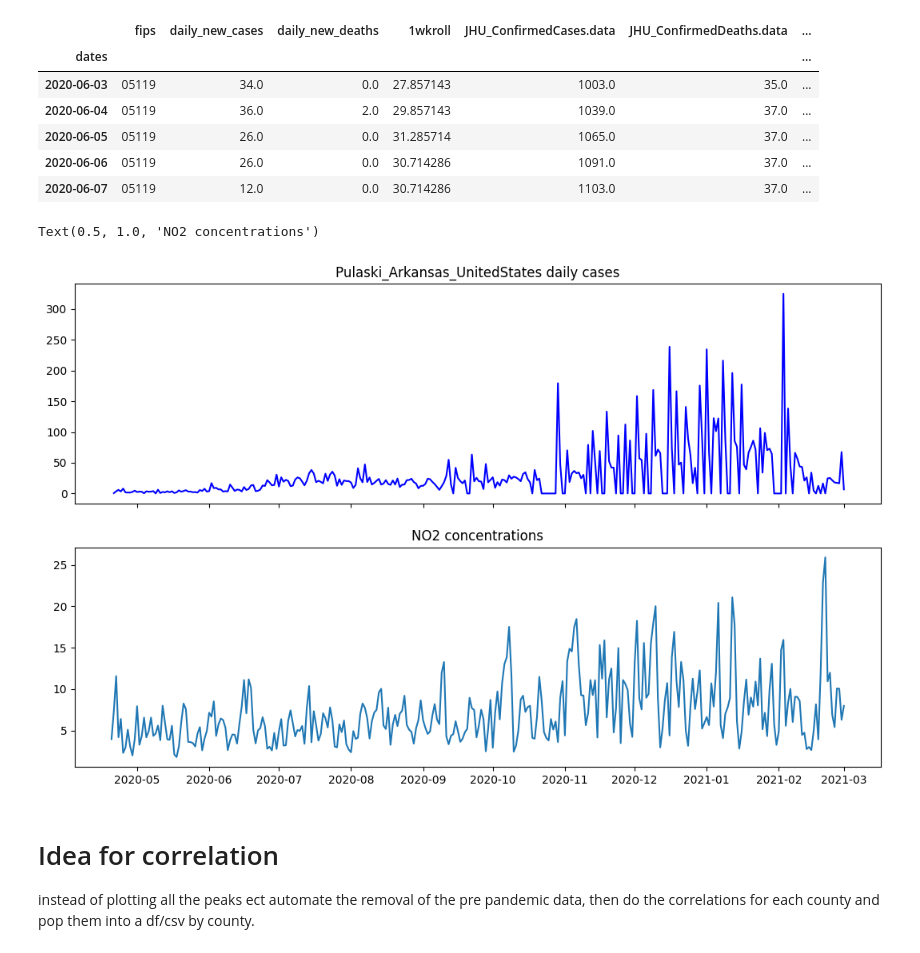
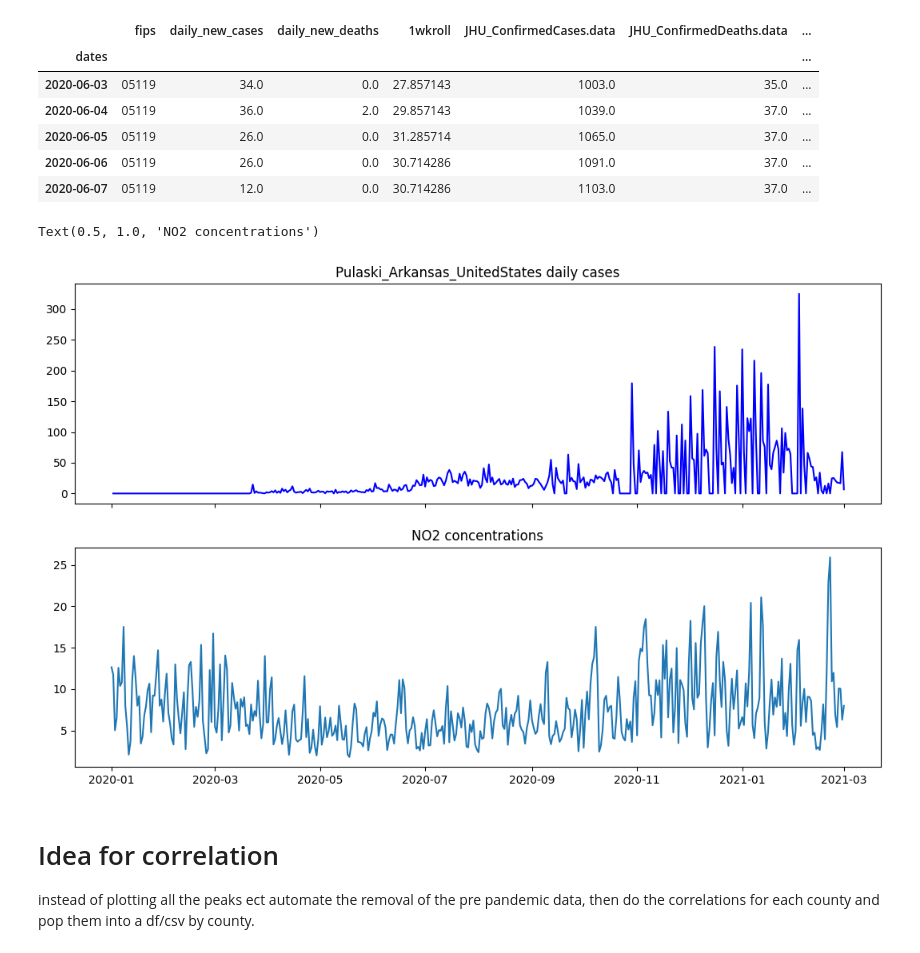
Before and after one commit to richstrouss/capstone, a Jupyter notebook: avk_data_investigation.ipynb, the cells around one changed output. Saved outputs shown, nothing was run; the diff lists cells and outputs as text; code cells hidden in the pictures.

```diff
--- a/avk_data_investigation.ipynb
+++ b/avk_data_investigation.ipynb
@@ -671,23 +701,23 @@ tempdf[tempdf['JHU_ConfirmedCases.data'] >1000].head()
 | 2020-06-07 | 05119 | 12.0 | 0.0 | 30.714286 | 1103.0 | 37.0 | ... |
 # %%
 tfip='05119'
-covdf2 = tempdf.loc['2020-04-20':'2021-03-01']
+covdf2 = tempdf.loc['2020-01-01':'2021-03-01']
 fig, axs = plt.subplots(2,1,figsize =(13,8), sharex=True)
-no2_vals =no2df[no2df['fips'] == tfip]["Arithmetic Mean"].loc['2020-04-20':'2021-03-01']
+no2_vals =no2df[no2df['fips'] == tfip]["Arithmetic Mean"].loc['2020-01-01':'2021-03-01']
 covid_title_text = "{} daily cases".format(get_county_from_fips(tfip))
 
 axs[0].set_title(covid_title_text)
 axs[0].plot(covdf2["total_cases_per_100k"].diff(),'b',label="daily cases")
 # axs[0].annotate('Problem region',
 #             xy=(pd.to_datetime('2020-01-30'), 3), xycoords='data',
 #             xytext=(0.2, 0.5), textcoords='axes fraction',
 #             arrowprops=dict(facecolor='black',shrink=0.05),
 #              horizontalalignment='center', verticalalignment='top',fontsize = 15)
 axs[1].plot(no2_vals)
 axs[1].set_title("NO2 concentrations")
 # %% [output]
 Text(0.5, 1.0, 'NO2 concentrations')
-[figure, old version]
+[figure, new version]
 # %% [markdown]
 # Idea for correlation
 
```
Also changed, not shown: parts of 43 cells of this notebook, 2 other files.
